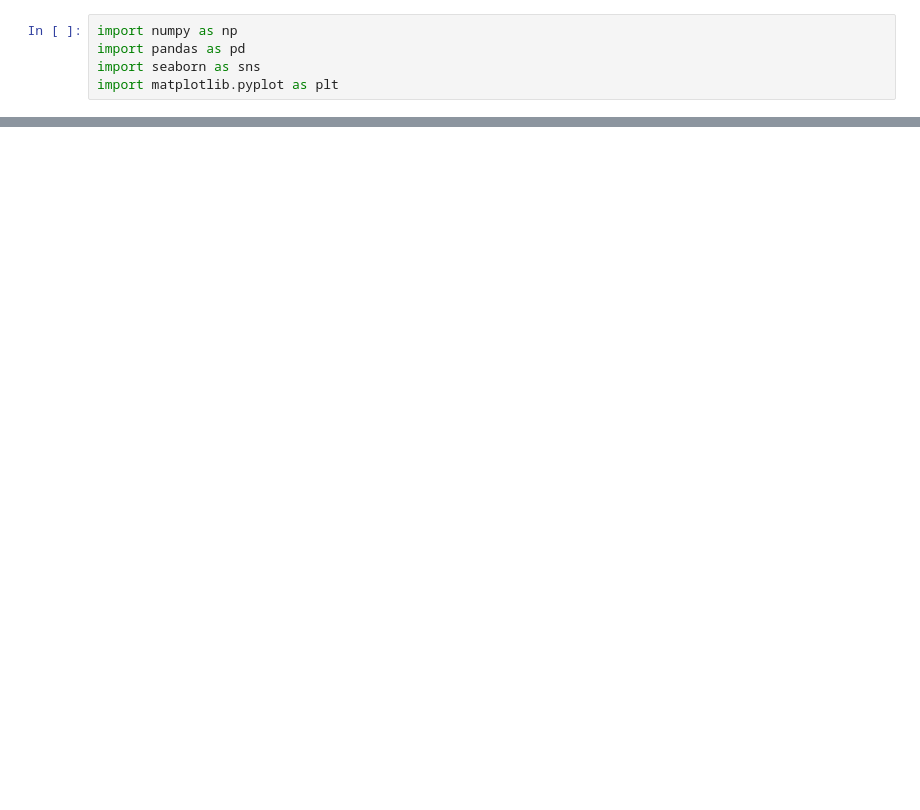
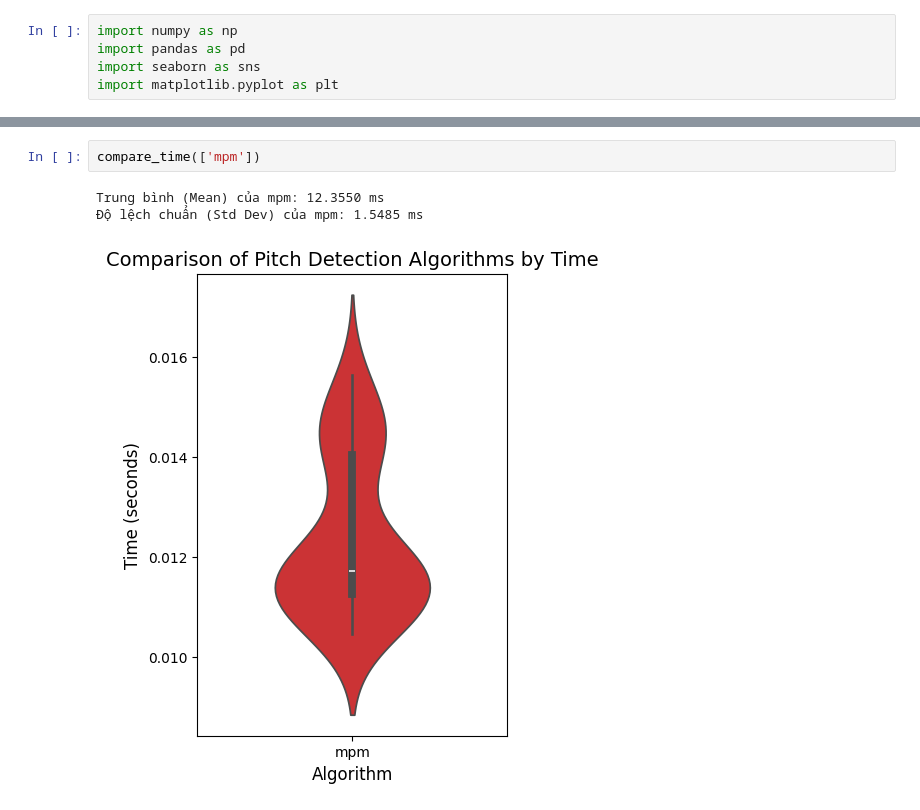
Before and after one commit to LaHuy136/FundamentalFrequencyEstimation, a Jupyter notebook: speech_processing/analysis/src/time_comparation.ipynb, the cells around one changed output, grey strips where cells are left out. Drawn from its saved outputs; the diff is of its cells as text; blank space fills up the shorter version.

```diff
--- a/speech_processing/analysis/src/time_comparation.ipynb
+++ b/speech_processing/analysis/src/time_comparation.ipynb
@@ -47,0 +49,6 @@ Trung bình (Mean) của hps: 0.00010597052962280982
+# %%
+compare_time(['mpm'])
+# %% [output]
+Trung bình (Mean) của mpm: 12.3550 ms
+Độ lệch chuẩn (Std Dev) của mpm: 1.5485 ms
+[figure, added]
```
Also changed, not shown: parts of 2 cells of this notebook, 16 other files.
